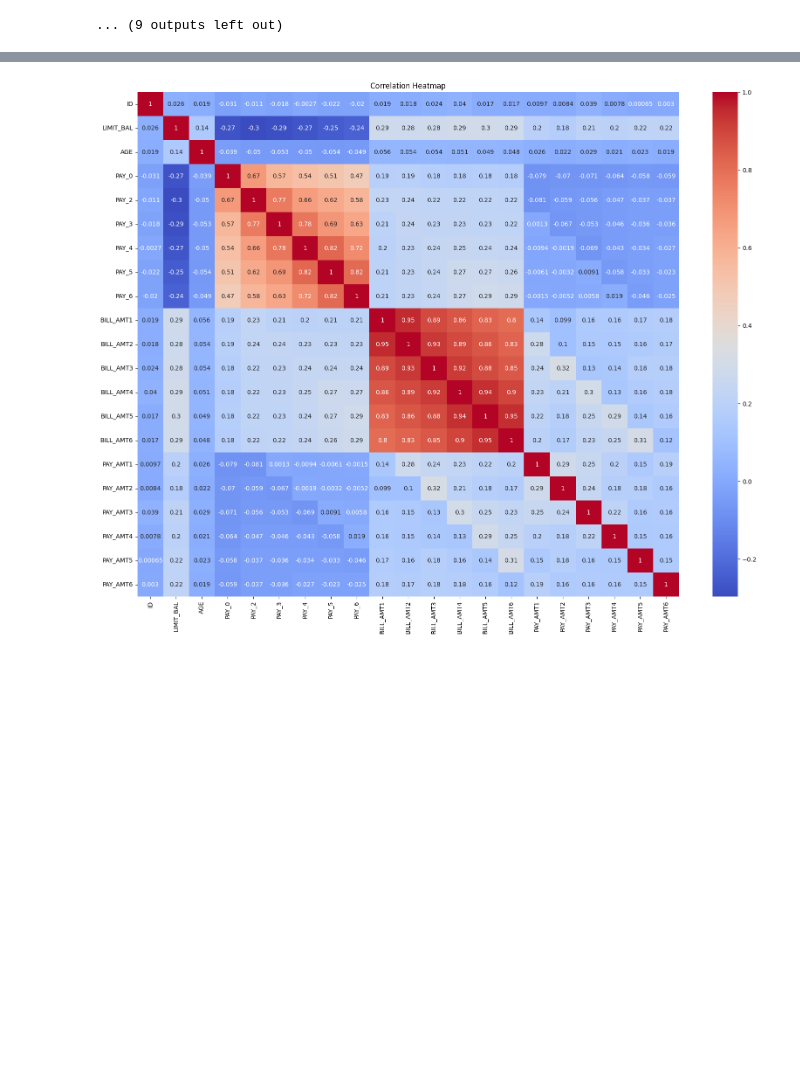
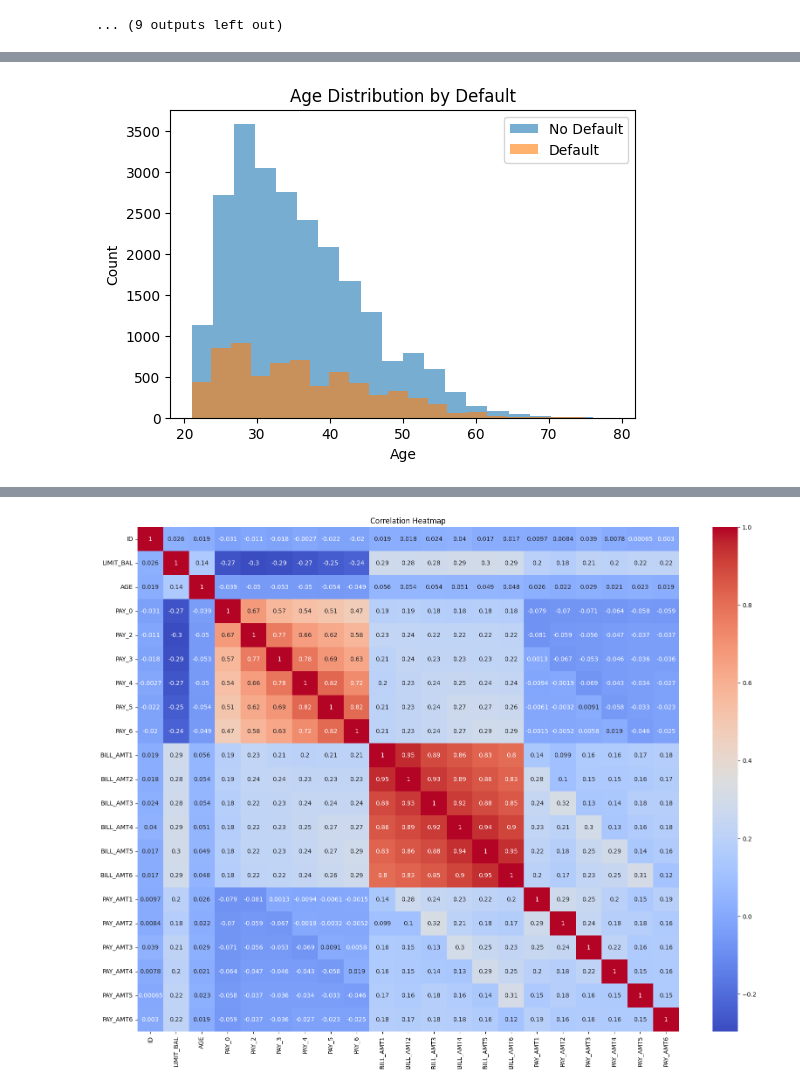
Before and after one commit to imanekadri/Credit-Card-Default-Prediction, a Jupyter notebook: 1_Préparation&EDA.ipynb, the cells around one changed output, grey strips where cells are left out. Saved outputs shown, nothing was run; the diff lists cells and outputs as text; code cells hidden in the pictures; blank space fills up the shorter version.

```diff
--- a/1_notebook.ipynb
+++ b/1_Préparation&EDA.ipynb
@@ -248,0 +278,16 @@ for i in num_cols:
+# %%
+plt.figure(figsize=(6,4))
+
+plt.hist(data[data['default.payment.next.month']==0]['AGE'],
+         bins=20, alpha=0.6, label='No Default')
+
+plt.hist(data[data['default.payment.next.month']==1]['AGE'],
+         bins=20, alpha=0.6, label='Default')
+
+plt.title("Age Distribution by Default")
+plt.xlabel("Age")
+plt.ylabel("Count")
+plt.legend()
+plt.show()
+# %% [output]
+[figure, added]
```
Also changed, not shown: parts of 4 cells of this notebook, 12 other files.
